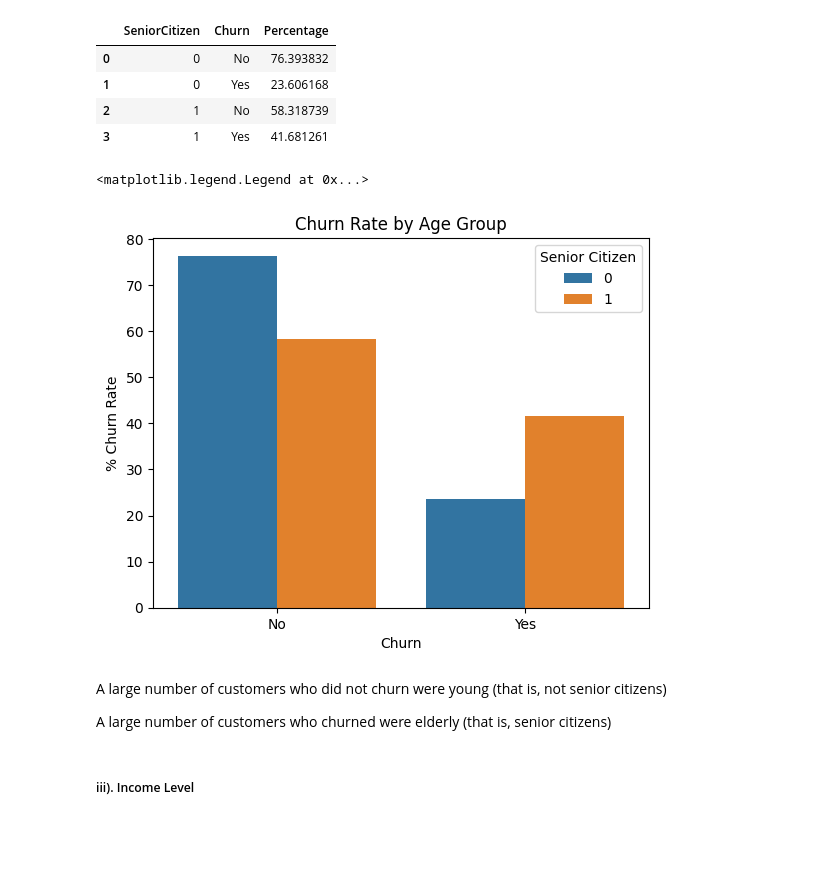
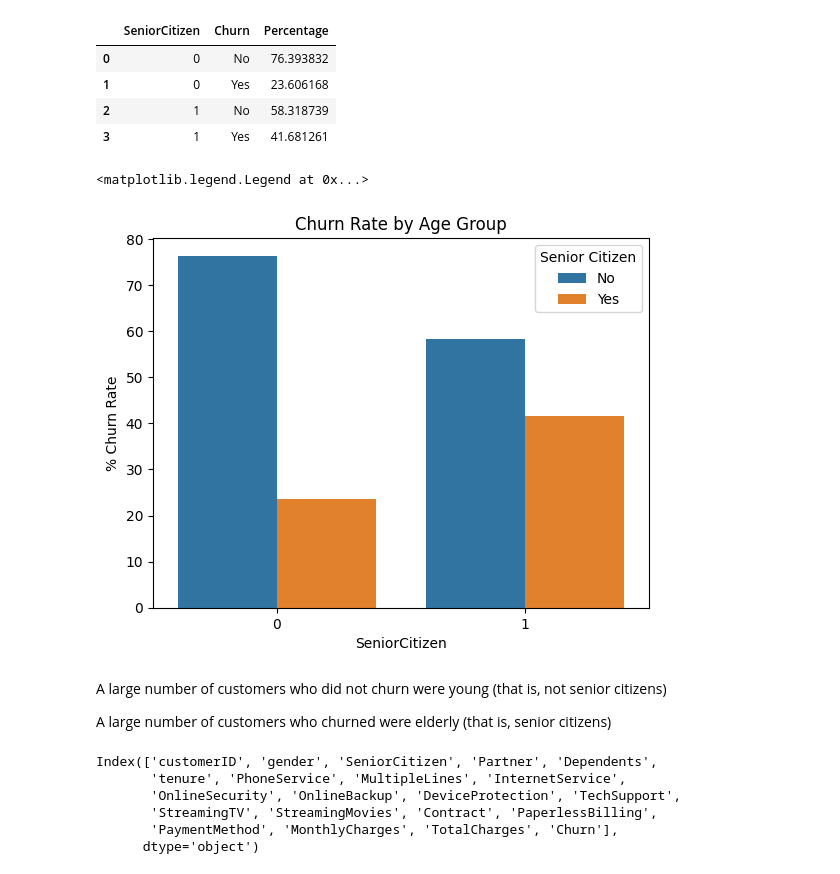
Before and after one commit to mut-rogers/customer_churn, a Jupyter notebook: churn.ipynb, the cells around one changed output. Cells and saved outputs as stored; diff of their text form; code cells hidden in the pictures; blank space fills up the shorter version.

```diff
--- a/churn.ipynb
+++ b/churn.ipynb
@@ -193,16 +193,23 @@ churn_rate_by_age_df
 | 2 | 1 | No | 58.318739 |
 | 3 | 1 | Yes | 41.681261 |
 # %%
-sns.barplot(churn_rate_by_age_df, x="Churn", y="Percentage", hue="SeniorCitizen")
+sns.barplot(churn_rate_by_age_df, x="SeniorCitizen", y="Percentage", hue="Churn")
 plt.title("Churn Rate by Age Group")
 plt.ylabel("% Churn Rate")
 plt.legend(title="Senior Citizen")
 # %% [output]
 <matplotlib.legend.Legend at 0x...>
-[figure, old version]
+[figure, new version]
 # %% [markdown]
 A large number of customers who did not churn were young (that is, not senior citizens)
 
 A large number of customers who churned were elderly (that is, senior citizens)
-# %% [markdown]
-##### iii). Income Level
+# %%
+dataset.columns
+# %% [output]
+Index(['customerID', 'gender', 'SeniorCitizen', 'Partner', 'Dependents',
+       'tenure', 'PhoneService', 'MultipleLines', 'InternetService',
+       'OnlineSecurity', 'OnlineBackup', 'DeviceProtection', 'TechSupport',
+       'StreamingTV', 'StreamingMovies', 'Contract', 'PaperlessBilling',
+       'PaymentMethod', 'MonthlyCharges', 'TotalCharges', 'Churn'],
+      dtype='object')
```
Also changed, not shown: parts of 6 cells of this notebook.
